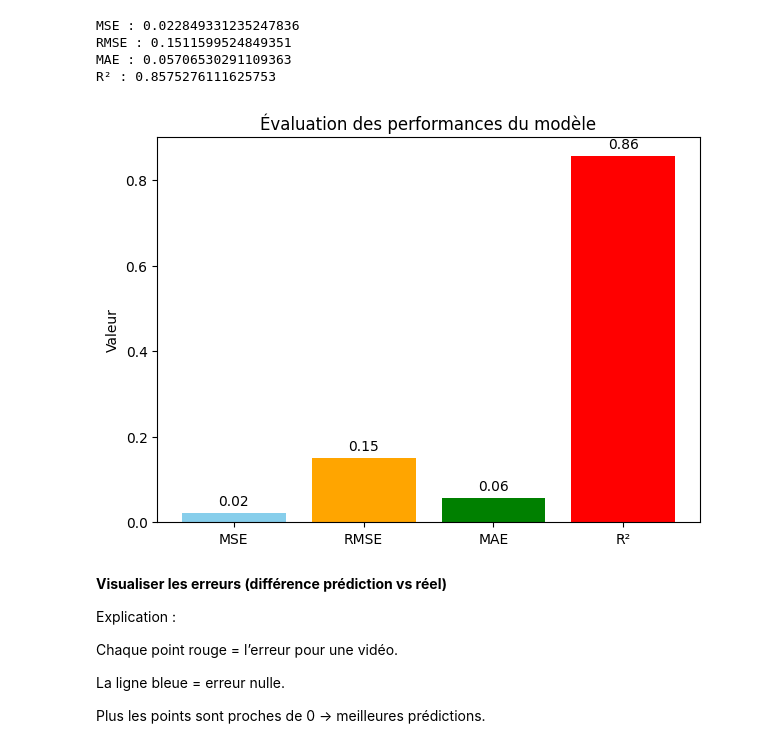
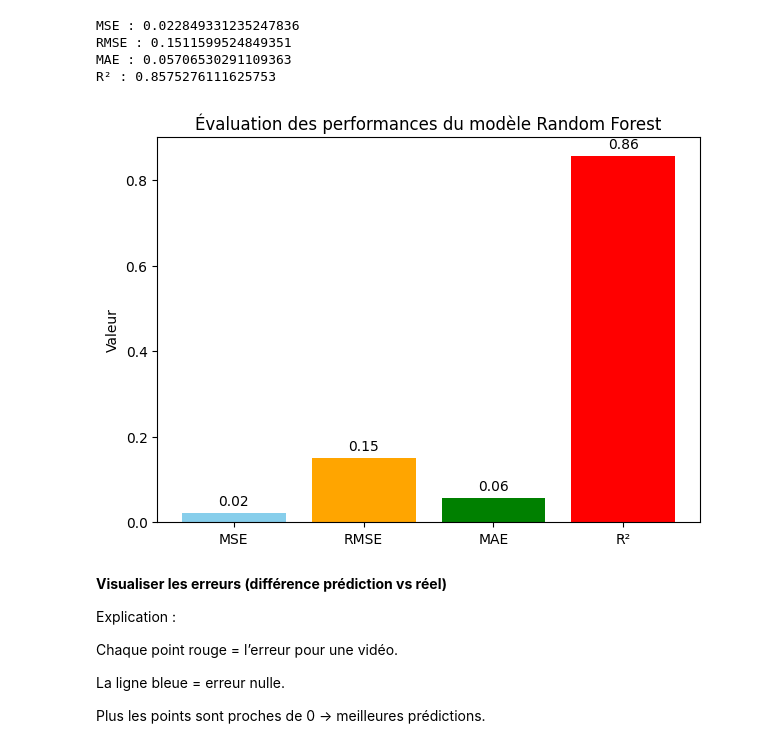
Before and after one commit to Fadila04/classification-IA, a Jupyter notebook: projet-ml-youtube-trending-68b010e7b5bc2532236423.ipynb, the cells around one changed output. Drawn from its saved outputs; the diff is of its cells as text; code cells hidden in the pictures.

```diff
--- a/projet-ml-youtube-trending-68b010e7b5bc2532236423.ipynb
+++ b/projet-ml-youtube-trending-68b010e7b5bc2532236423.ipynb
@@ -535,28 +535,28 @@ R² : 0.8575276111625753
 # %%
 #graphique de comparaison (entre : MAE, RMSE, R², MSE)
 
 # Création d’un dictionnaire des métriques
 metrics = {
     "MSE": mse,
     "RMSE": rmse,
     "MAE": mae,
     "R²": r2
 }
 
 # Tracé du graphique
 plt.figure(figsize=(7,5))
 bars = plt.bar(metrics.keys(), metrics.values(), color=['skyblue', 'orange', 'green', 'red'])
-plt.title("Évaluation des performances du modèle")
+plt.title("Évaluation des performances du modèle Random Forest")
 plt.ylabel("Valeur")
 
 # Ajouter les valeurs au-dessus de chaque barre
 for bar in bars:
     yval = bar.get_height()
     plt.text(bar.get_x() + bar.get_width()/2, yval + 0.01, f"{yval:.2f}", ha='center', va='bottom')
 
 plt.show()
 # %% [output]
-[figure, old version]
+[figure, new version]
 # %% [markdown]
 **Visualiser les erreurs (différence prédiction vs réel)**
 
```
Also changed, not shown: parts of 9 cells of this notebook, 2 other files.
